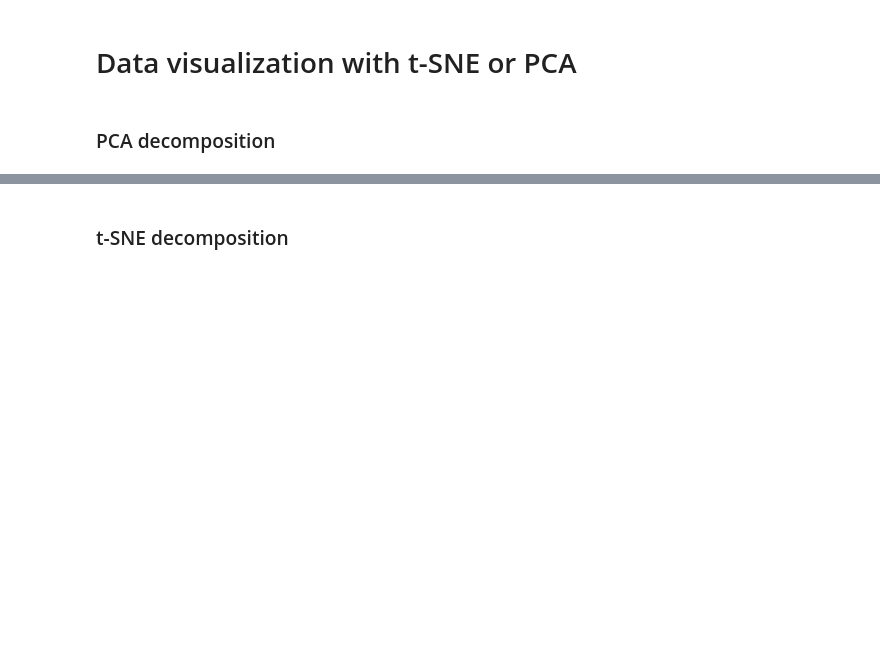
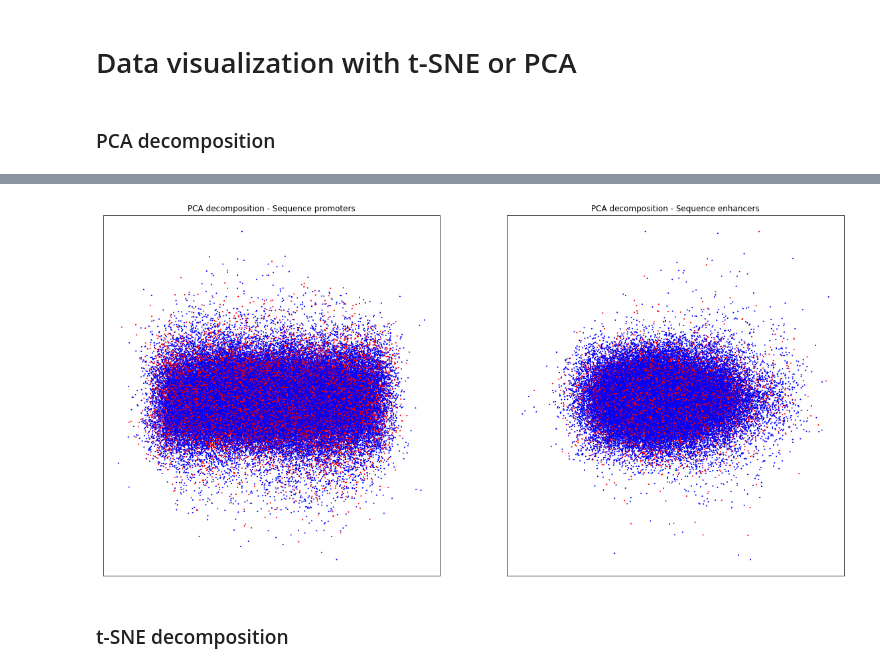
Before and after one commit to ndrep/bioinformatics, a Jupyter notebook: Bioinformatic_project.ipynb, the cells around one changed output, grey strips where cells are left out. Saved outputs shown, nothing was run; the diff lists cells and outputs as text; code cells hidden in the pictures; blank space fills up the shorter version.

```diff
--- a/Bioinformatic_project.ipynb
+++ b/Bioinformatic_project.ipynb
@@ -557,3 +546,22 @@ genome = Genome("hg38")
 def to_bed(data:pd.DataFrame)->pd.DataFrame:
     """Return bed coordinates from given dataset."""
     return data.reset_index()[data.index.names]
+# %%
+sequence = {'promoter':pd.DataFrame(
+                        np.array(BedSequence(
+                            genome,
+                            bed=to_bed(labels['promoter']),
+                            batch_size=1
+                        )).reshape(-1, 4*256),
+                        index=labels['promoter'].index
+                    )
+            ,
+            'enhancer': pd.DataFrame(
+                        np.array(BedSequence(
+                            genome,
+                            bed=to_bed(labels['enhancer']),
+                            batch_size=1
+                        )).reshape(-1, 4*256),
+                        index=labels['enhancer'].index
+                    )
+          }
@@ -580,3 +670,14 @@ def get_pca_decomposition(
+# %%
+fig, axes = plt.subplots(nrows=1, ncols=2, figsize=(20, 10))
+
+for x, y, title, axis in tqdm(zip(xss, yss, titless, axes.flatten()), desc="Computing PCAs", total=len(xss)):
+    axis.scatter(*pca(x).T, s=1, c=['#ff0000' if i else '#0000ff' for i in y])
+    axis.xaxis.set_visible(False)
+    axis.yaxis.set_visible(False)
+    axis.set_title(f"PCA decomposition - {title}")
+plt.show()
+# %% [output]
+[figure, added]
 # %% [markdown]
 ### t-SNE decomposition
 # %%
```
Also changed, not shown: parts of 25 cells of this notebook.
